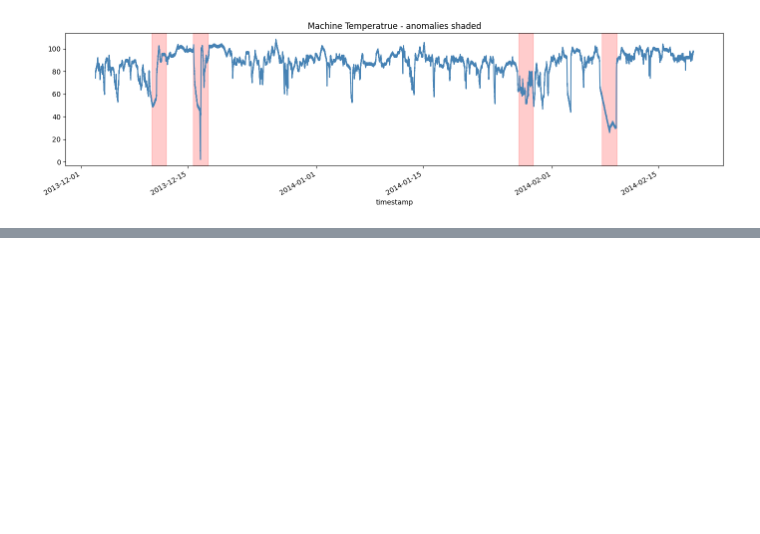
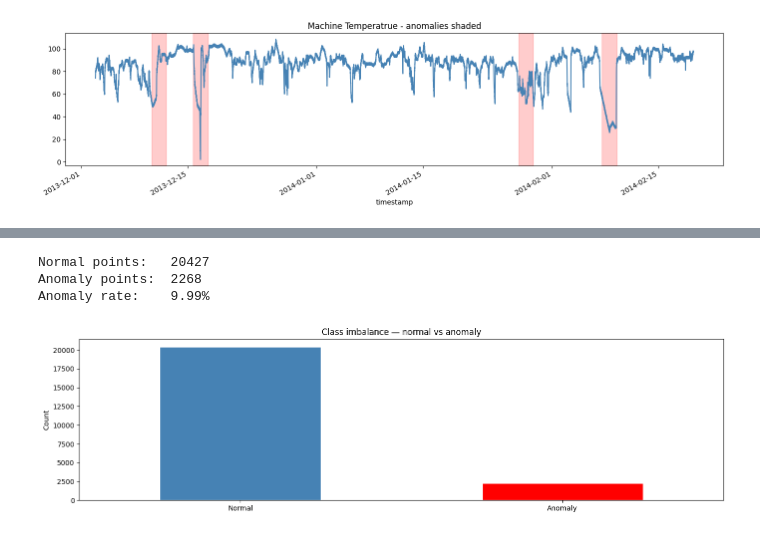
Before and after one commit to marwanhegazy-10/anomaly-detection, a Jupyter notebook: notebooks/01_eda.ipynb, the cells around one changed output, grey strips where cells are left out. Cells and saved outputs as stored; diff of their text form; code cells hidden in the pictures; blank space fills up the shorter version.

Commit message:
complete EDA: feature engineering, standardization, class imbalance, t-SNE

```diff
--- a/notebooks/01_eda.ipynb
+++ b/notebooks/01_eda.ipynb
@@ -59,0 +86,26 @@ plt.show()
+# %%
+# ground truth anomly label column, going to use to evalute models later
+df['is_anomaly'] = 0
+
+for window in labels[key]:
+    df.loc[window[0]:window[1], 'is_anomaly'] = 1
+
+print("Normal points:  ", (df['is_anomaly'] == 0).sum())
+print("Anomaly points: ", (df['is_anomaly'] == 1).sum())
+print("Anomaly rate:   ", f"{df['is_anomaly'].mean():.2%}")
+# %% [output]
+Normal points:   20427
+Anomaly points:  2268
+Anomaly rate:    9.99%
+# %%
+# class imbalance bar chart
+counts = df['is_anomaly'].value_counts()
+counts.index = ['Normal', 'Anomaly']
+counts.plot(kind='bar', color=['steelblue', 'red'], edgecolor='white')
+plt.title('Class imbalance — normal vs anomaly')
+plt.xticks(rotation=0)
+plt.ylabel('Count')
+plt.tight_layout()
+plt.show()
+# %% [output]
+[figure, added]
```
Also changed, not shown: parts of 6 cells of this notebook.
